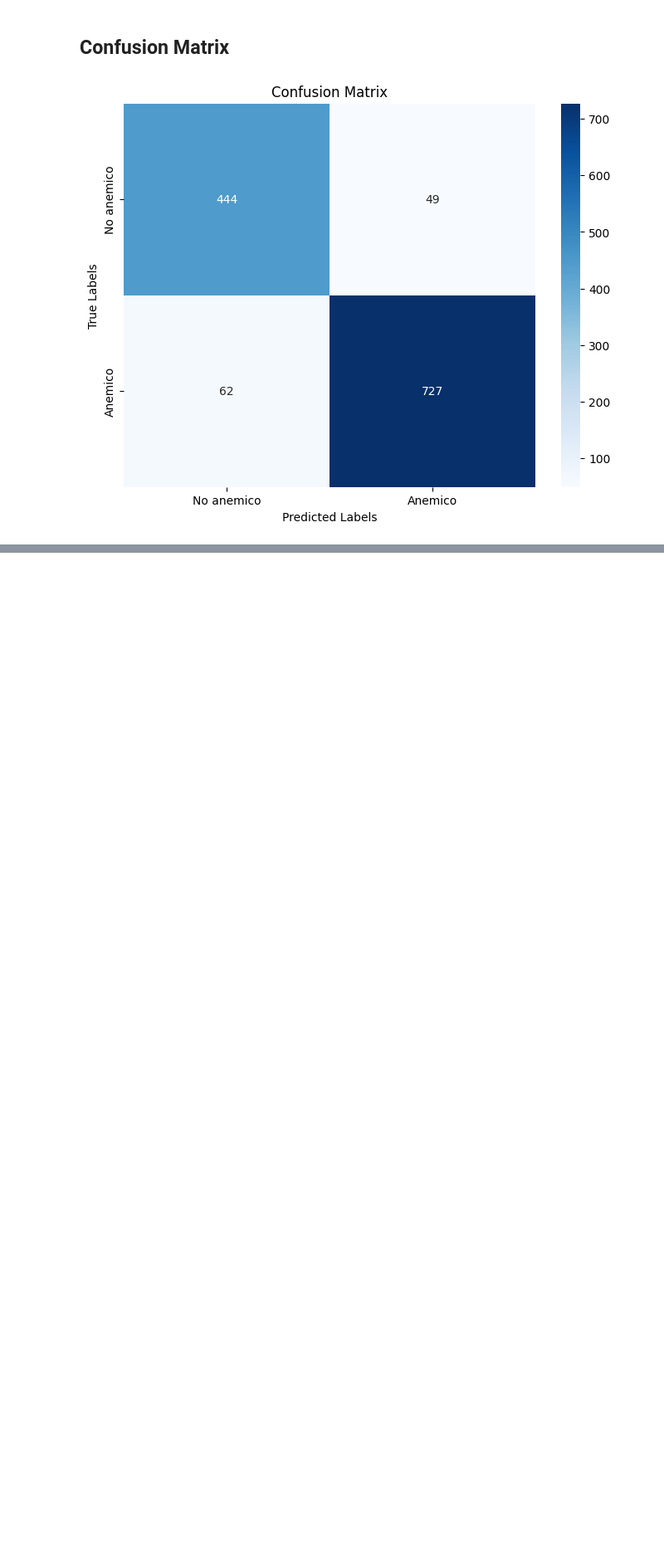
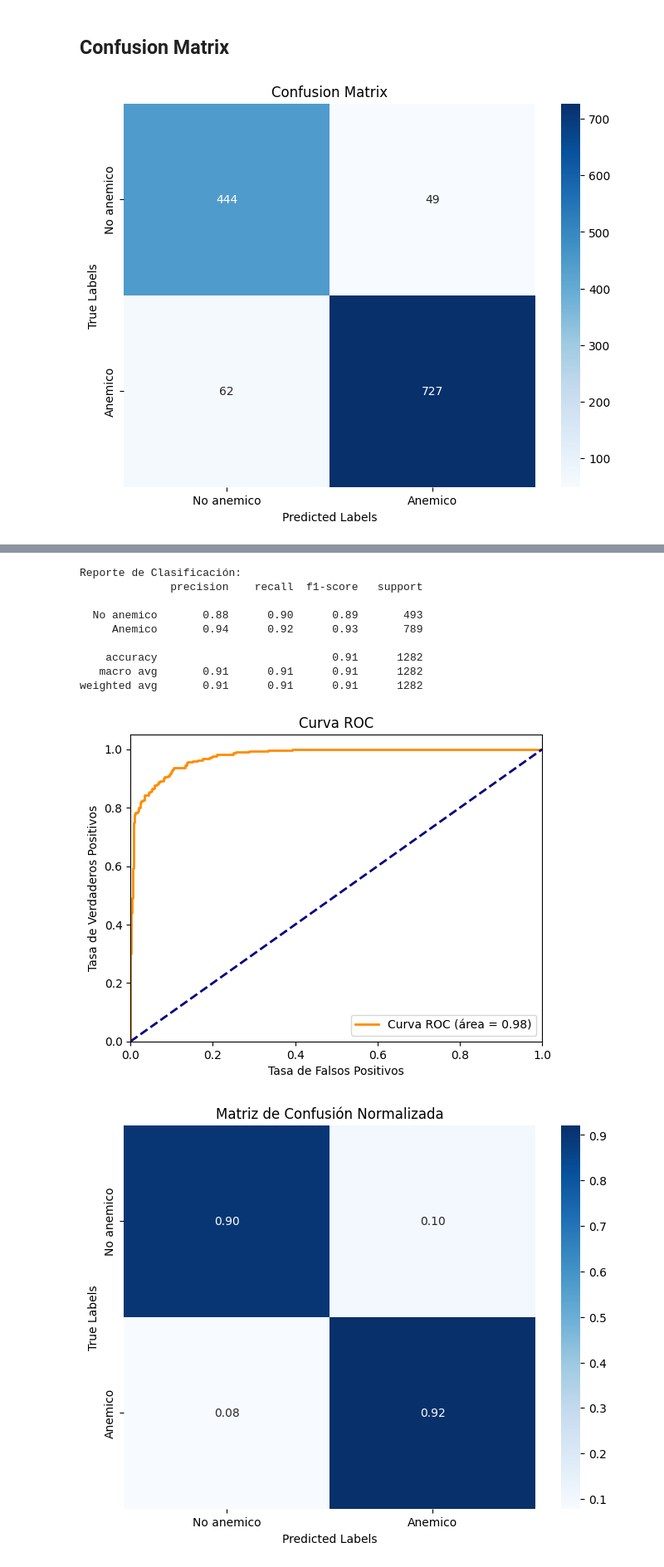
Before and after one commit to juanchiscol/ModeloAnemiaConjuntiva, a Jupyter notebook: EntrenamientoModelEfficientNetV2B0.ipynb, the cells around one changed output, grey strips where cells are left out. Shown: that part at 83% size. Saved outputs shown, nothing was run; the diff lists cells and outputs as text; code cells hidden in the pictures; blank space fills up the shorter version.

```diff
--- a/EntrenamientoModelEfficientNetV2B0.ipynb
+++ b/EntrenamientoModelEfficientNetV2B0.ipynb
@@ -178,0 +186,46 @@ plt.show()
+# %%
+from sklearn.metrics import classification_report, roc_curve, auc
+
+import matplotlib.pyplot as plt
+
+# Reporte de Clasificación
+print("Reporte de Clasificación:")
+print(classification_report(y_test, predicted_classes, target_names=["No anemico", "Anemico"]))
+
+# Curva ROC y AUC
+fpr, tpr, _ = roc_curve(y_test, prediction[:, 1])
+roc_auc = auc(fpr, tpr)
+
+plt.figure()
+plt.plot(fpr, tpr, color='darkorange', lw=2, label='Curva ROC (área = %0.2f)' % roc_auc)
+plt.plot([0, 1], [0, 1], color='navy', lw=2, linestyle='--')
+plt.xlim([0.0, 1.0])
+plt.ylim([0.0, 1.05])
+plt.xlabel('Tasa de Falsos Positivos')
+plt.ylabel('Tasa de Verdaderos Positivos')
+plt.title('Curva ROC')
+plt.legend(loc="lower right")
+plt.show()
+
+# Matriz de Confusión Normalizada
+confusion_mat_normalized = confusion_mat.astype('float') / confusion_mat.sum(axis=1)[:, np.newaxis]
+
+plt.figure(figsize=(8, 6))
+sns.heatmap(confusion_mat_normalized, annot=True, fmt='.2f', cmap='Blues',
+            xticklabels=["No anemico", "Anemico"], yticklabels=["No anemico", "Anemico"])
+plt.title('Matriz de Confusión Normalizada')
+plt.xlabel('Predicted Labels')
+plt.ylabel('True Labels')
+plt.show()
+# %% [output]
+Reporte de Clasificación:
+              precision    recall  f1-score   support
+
+  No anemico       0.88      0.90      0.89       493
+     Anemico       0.94      0.92      0.93       789
+
+    accuracy                           0.91      1282
+   macro avg       0.91      0.91      0.91      1282
+weighted avg       0.91      0.91      0.91      1282
+[figure, added]
+[figure, added]
```
Also changed, not shown: parts of 1 cell of this notebook.
